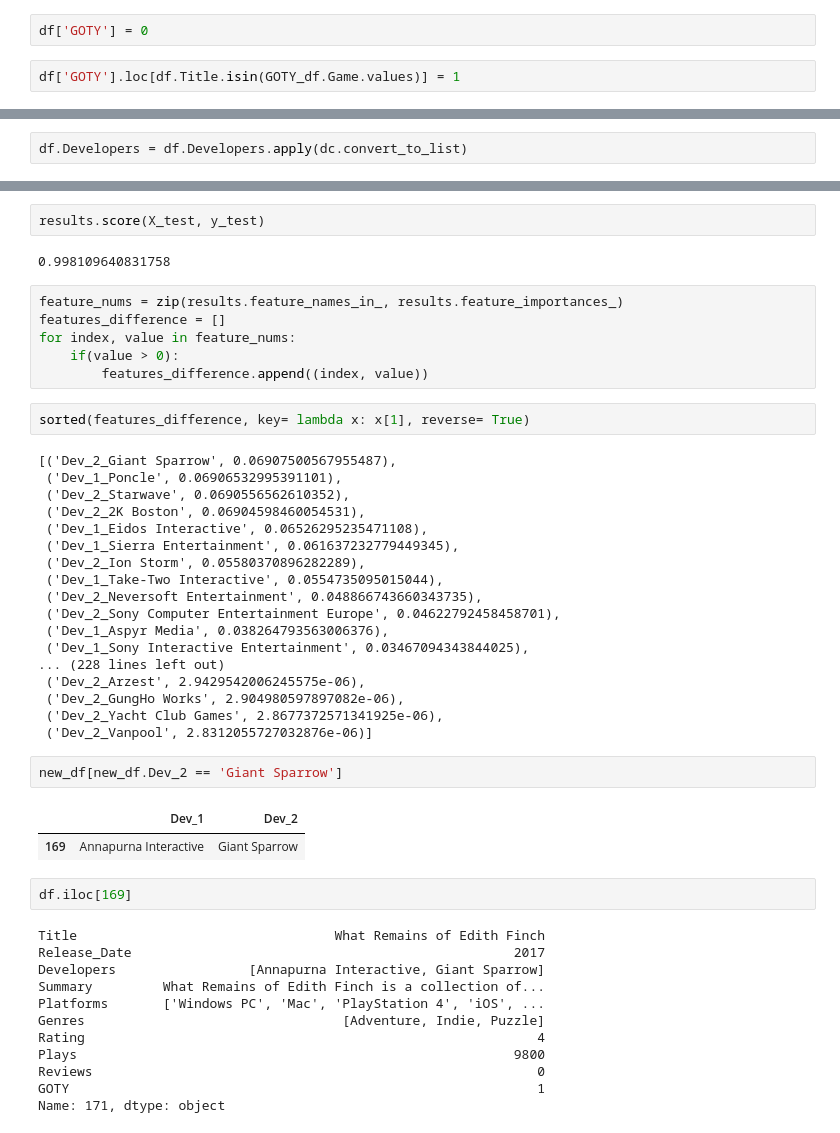
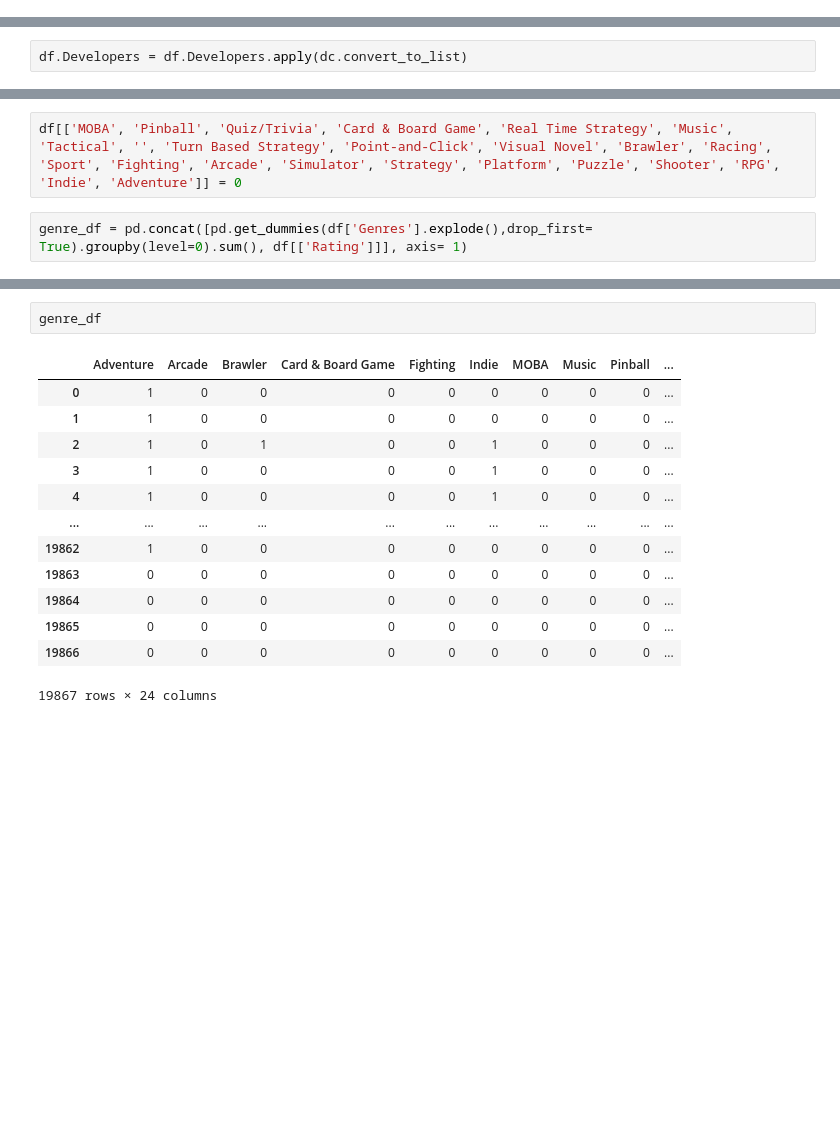
Before and after one commit to Tommyphung1/Predicting-Video-Games-Profit-with-Genres, a Jupyter notebook: notebook_1.ipynb, the cells around one changed output, grey strips where cells are left out. Saved outputs shown, nothing was run; the diff lists cells and outputs as text; blank space fills up the shorter version.

```diff
--- a/notebook_1.ipynb
+++ b/notebook_1.ipynb
@@ -67,4 +43,0 @@ GOTY_df
-# %%
-df['GOTY'] = 0
-# %%
-df['GOTY'].loc[df.Title.isin(GOTY_df.Game.values)] = 1
@@ -101,0 +52,4 @@ for index in df['Developers']:
+# %%
+df[['MOBA', 'Pinball', 'Quiz/Trivia', 'Card & Board Game', 'Real Time Strategy', 'Music', 'Tactical', '', 'Turn Based Strategy', 'Point-and-Click', 'Visual Novel', 'Brawler', 'Racing', 'Sport', 'Fighting', 'Arcade', 'Simulator', 'Strategy', 'Platform', 'Puzzle', 'Shooter', 'RPG', 'Indie', 'Adventure']] = 0
+# %%
+genre_df = pd.concat([pd.get_dummies(df['Genres'].explode(),drop_first= True).groupby(level=0).sum(), df[['Rating']]], axis= 1)
@@ -173,49 +122,16 @@ results = tree.fit(X_train, y_train)
-# %%
-results.score(X_test, y_test)
-# %% [output]
-0.998109640831758
-# %%
-feature_nums = zip(results.feature_names_in_, results.feature_importances_)
-features_difference = []
-for index, value in feature_nums:
-    if(value > 0):
-        features_difference.append((index, value))
-# %%
-sorted(features_difference, key= lambda x: x[1], reverse= True)
-# %% [output]
-[('Dev_2_Giant Sparrow', 0.06907500567955487),
- ('Dev_1_Poncle', 0.06906532995391101),
- ('Dev_2_Starwave', 0.0690556562610352),
- ('Dev_2_2K Boston', 0.06904598460054531),
- ('Dev_1_Eidos Interactive', 0.06526295235471108),
- ('Dev_1_Sierra Entertainment', 0.061637232779449345),
- ('Dev_2_Ion Storm', 0.05580370896282289),
- ('Dev_1_Take-Two Interactive', 0.0554735095015044),
- ('Dev_2_Neversoft Entertainment', 0.048866743660343735),
- ('Dev_2_Sony Computer Entertainment Europe', 0.04622792458458701),
- ('Dev_1_Aspyr Media', 0.038264793563006376),
- ('Dev_1_Sony Interactive Entertainment', 0.03467094343844025),
-... (228 lines left out)
- ('Dev_2_Arzest', 2.9429542006245575e-06),
- ('Dev_2_GungHo Works', 2.904980597897082e-06),
- ('Dev_2_Yacht Club Games', 2.8677372571341925e-06),
- ('Dev_2_Vanpool', 2.8312055727032876e-06)]
-# %%
-new_df[new_df.Dev_2 == 'Giant Sparrow']
-# %% [output]
-|  | Dev_1 | Dev_2 |
-| 169 | Annapurna Interactive | Giant Sparrow |
-# %%
-df.iloc[169]
-# %% [output]
-Title                                 What Remains of Edith Finch
-Release_Date                                                 2017
-Developers                 [Annapurna Interactive, Giant Sparrow]
-Summary         What Remains of Edith Finch is a collection of...
-Platforms       ['Windows PC', 'Mac', 'PlayStation 4', 'iOS', ...
-Genres                                 [Adventure, Indie, Puzzle]
-Rating                                                          4
-Plays                                                        9800
-Reviews                                                         0
-GOTY                                                            1
-Name: 171, dtype: object
+# %%
+genre_df
+# %% [output]
+|  | Adventure | Arcade | Brawler | Card & Board Game | Fighting | Indie | MOBA | Music | Pinball | ... |
+| 0 | 1 | 0 | 0 | 0 | 0 | 0 | 0 | 0 | 0 | ... |
+| 1 | 1 | 0 | 0 | 0 | 0 | 0 | 0 | 0 | 0 | ... |
+| 2 | 1 | 0 | 1 | 0 | 0 | 1 | 0 | 0 | 0 | ... |
+| 3 | 1 | 0 | 0 | 0 | 0 | 1 | 0 | 0 | 0 | ... |
+| 4 | 1 | 0 | 0 | 0 | 0 | 1 | 0 | 0 | 0 | ... |
+| ... | ... | ... | ... | ... | ... | ... | ... | ... | ... | ... |
+| 19862 | 1 | 0 | 0 | 0 | 0 | 0 | 0 | 0 | 0 | ... |
+| 19863 | 0 | 0 | 0 | 0 | 0 | 0 | 0 | 0 | 0 | ... |
+| 19864 | 0 | 0 | 0 | 0 | 0 | 0 | 0 | 0 | 0 | ... |
+| 19865 | 0 | 0 | 0 | 0 | 0 | 0 | 0 | 0 | 0 | ... |
+| 19866 | 0 | 0 | 0 | 0 | 0 | 0 | 0 | 0 | 0 | ... |
+19867 rows × 24 columns
```
Also changed, not shown: parts of 20 cells of this notebook, 8 other files.
